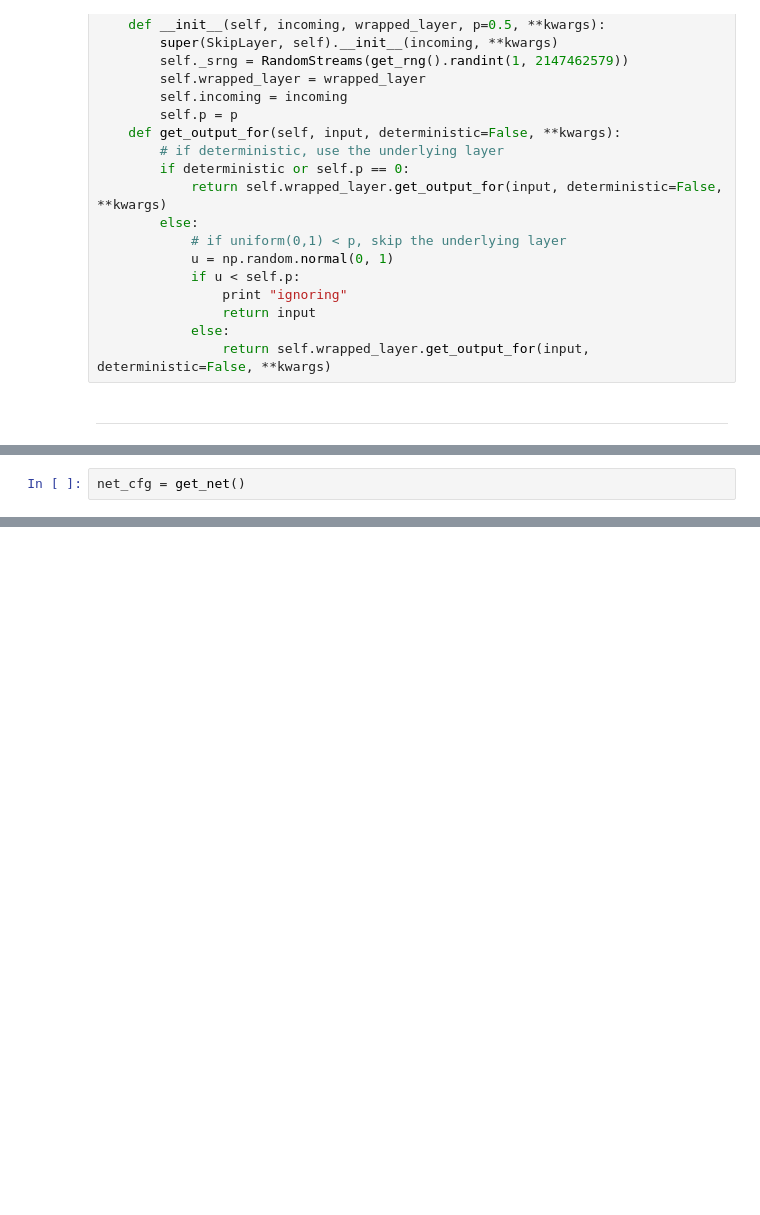
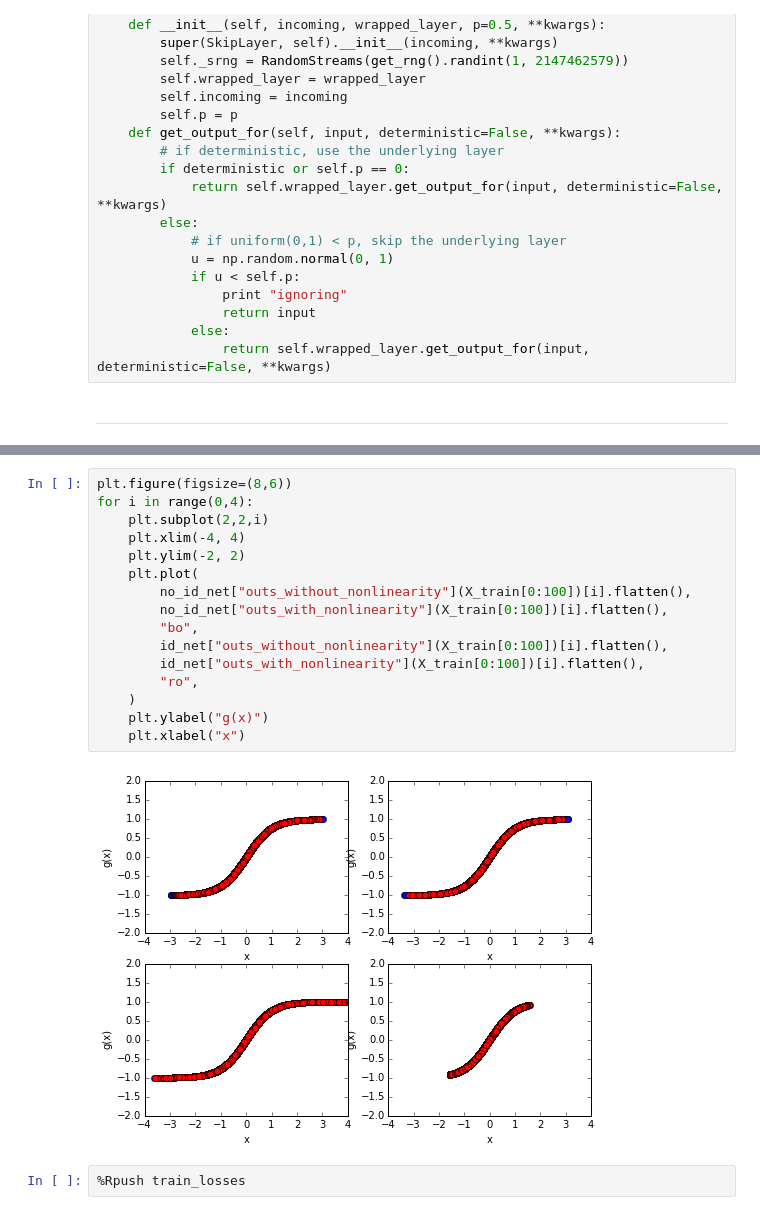
Before and after one commit to christopher-beckham/msc, a Jupyter notebook: experiments/lasagne_additions/skip_layers.ipynb, the cells around one changed output, grey strips where cells are left out. Drawn from its saved outputs; the diff is of its cells as text; blank space fills up the shorter version.

```diff
--- a/experiments/lasagne_additions/skip_layers.ipynb
+++ b/experiments/lasagne_additions/skip_layers.ipynb
@@ -102,2 +72,0 @@ def get_net(args={}):
-# %%
-net_cfg = get_net()
@@ -137,0 +252,20 @@ KeyboardInterrupt:
+# %%
+plt.figure(figsize=(8,6))
+for i in range(0,4):
+    plt.subplot(2,2,i)
+    plt.xlim(-4, 4)
+    plt.ylim(-2, 2)
+    plt.plot(
+        no_id_net["outs_without_nonlinearity"](X_train[0:100])[i].flatten(),
+        no_id_net["outs_with_nonlinearity"](X_train[0:100])[i].flatten(),
+        "bo",
+        id_net["outs_without_nonlinearity"](X_train[0:100])[i].flatten(),
+        id_net["outs_with_nonlinearity"](X_train[0:100])[i].flatten(),
+        "ro",
+    )
+    plt.ylabel("g(x)")
+    plt.xlabel("x")
+# %% [output]
+[figure, added]
+# %%
+%Rpush train_losses
```
Also changed, not shown: parts of 19 cells of this notebook, 1 other file.
